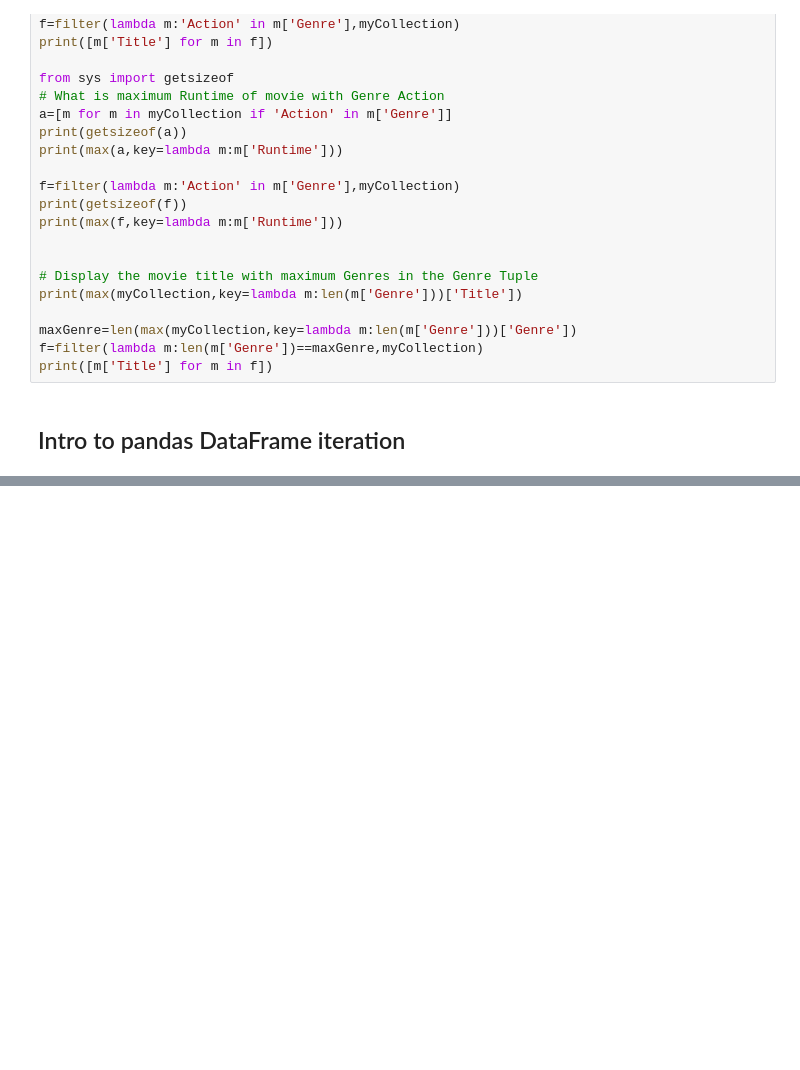
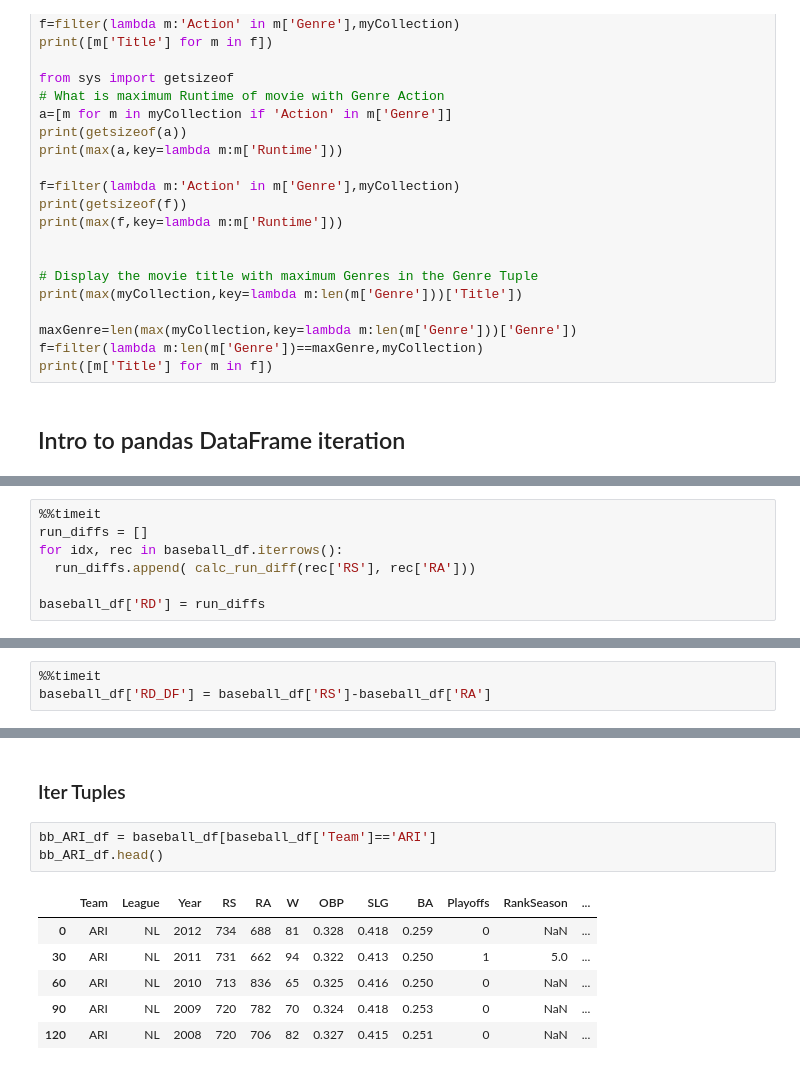
Before and after one commit to AnshuBantra/Python, a Jupyter notebook: Developer/008_Writing_Efficient_Python_Code/Efficient_Code.ipynb, the cells around one changed output, grey strips where cells are left out. Cells and saved outputs as stored; diff of their text form; blank space fills up the shorter version.

```diff
--- a/Developer/008_Writing_Efficient_Python_Code/Efficient_Code.ipynb
+++ b/Developer/008_Writing_Efficient_Python_Code/Efficient_Code.ipynb
@@ -5534,0 +5579,7 @@ print([m['Title'] for m in f])
+# %%
+%%timeit
+run_diffs = []
+for idx, rec in baseball_df.iterrows():
+  run_diffs.append( calc_run_diff(rec['RS'], rec['RA']))
+
+baseball_df['RD'] = run_diffs
@@ -5534,0 +5588,3 @@ print([m['Title'] for m in f])
+# %%
+%%timeit
+baseball_df['RD_DF'] = baseball_df['RS']-baseball_df['RA']
@@ -5534,0 +5595,12 @@ print([m['Title'] for m in f])
+# %% [markdown]
+### Iter Tuples
+# %%
+bb_ARI_df = baseball_df[baseball_df['Team']=='ARI']
+bb_ARI_df.head()
+# %% [output]
+|  | Team | League | Year | RS | RA | W | OBP | SLG | BA | Playoffs | RankSeason | ... |
+| 0 | ARI | NL | 2012 | 734 | 688 | 81 | 0.328 | 0.418 | 0.259 | 0 | NaN | ... |
+| 30 | ARI | NL | 2011 | 731 | 662 | 94 | 0.322 | 0.413 | 0.250 | 1 | 5.0 | ... |
+| 60 | ARI | NL | 2010 | 713 | 836 | 65 | 0.325 | 0.416 | 0.250 | 0 | NaN | ... |
+| 90 | ARI | NL | 2009 | 720 | 782 | 70 | 0.324 | 0.418 | 0.253 | 0 | NaN | ... |
+| 120 | ARI | NL | 2008 | 720 | 706 | 82 | 0.327 | 0.415 | 0.251 | 0 | NaN | ... |
```
Also changed, not shown: parts of 27 cells of this notebook, 1 other file.
